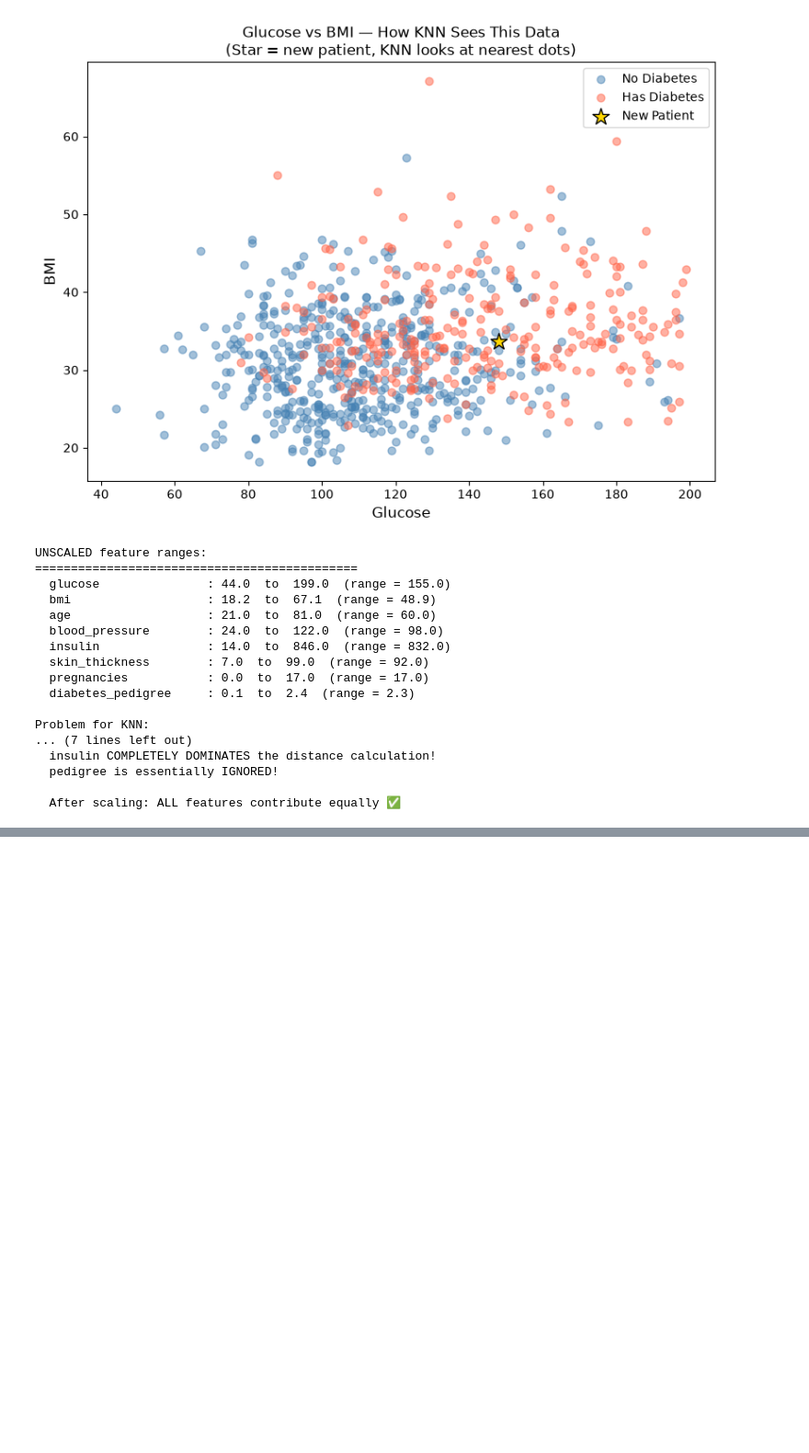
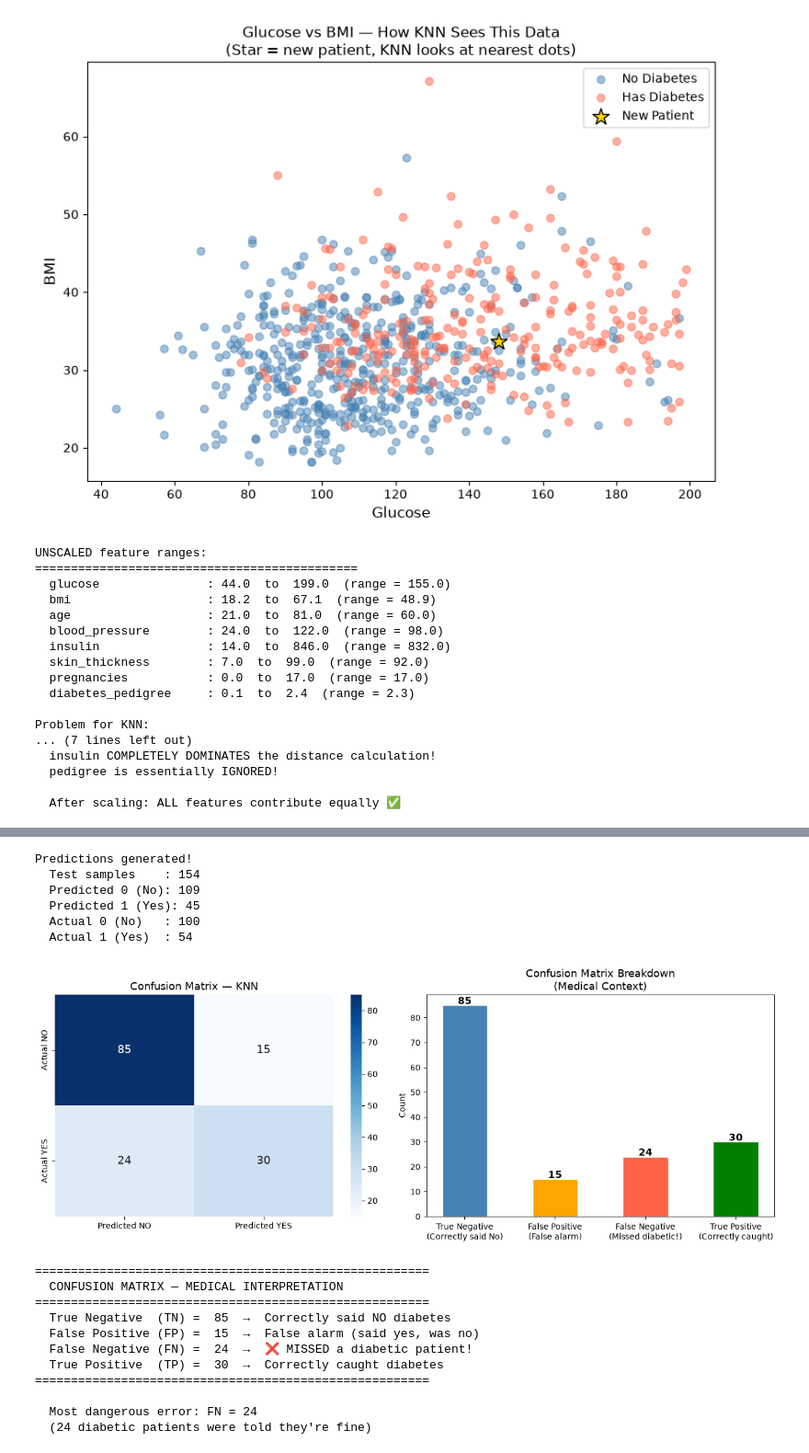
Before and after one commit to pa1nagar/supervise_ml, a Jupyter notebook: project_knn.ipynb, the cells around one changed output, grey strips where cells are left out. Shown at 92% size. Drawn from its saved outputs; the diff is of its cells as text; code cells hidden in the pictures; blank space fills up the shorter version.

```diff
--- a/project_knn.ipynb
+++ b/project_knn.ipynb
@@ -327,0 +677,76 @@ Problem for KNN:
+# %%
+
+y_pred = knn.predict(X_test_scaled)
+y_prob = knn.predict_proba(X_test_scaled)[:, 1]  # probability of diabetes
+
+print("Predictions generated!")
+print(f"  Test samples    : {len(y_test)}")
+print(f"  Predicted 0 (No): {(y_pred==0).sum()}")
+print(f"  Predicted 1 (Yes): {(y_pred==1).sum()}")
+print(f"  Actual 0 (No)   : {(y_test==0).sum()}")
+print(f"  Actual 1 (Yes)  : {(y_test==1).sum()}")
+# %% [output]
+Predictions generated!
+  Test samples    : 154
+  Predicted 0 (No): 109
+  Predicted 1 (Yes): 45
+  Actual 0 (No)   : 100
+  Actual 1 (Yes)  : 54
+# %%
+
+cm = confusion_matrix(y_test, y_pred)
+tn, fp, fn, tp = cm.ravel()
+
+fig, axes = plt.subplots(1, 2, figsize=(13, 5))
+
+# Heatmap
+sns.heatmap(cm, annot=True, fmt='d', cmap='Blues', ax=axes[0],
+            xticklabels=['Predicted NO', 'Predicted YES'],
+            yticklabels=['Actual NO',    'Actual YES'],
+            annot_kws={'size': 14})
+axes[0].set_title("Confusion Matrix — KNN", fontsize=13)
+
+# Breakdown with medical meaning
+categories = ['True Negative\n(Correctly said No)',
+              'False Positive\n(False alarm)',
+              'False Negative\n(Missed diabetic!)',
+              'True Positive\n(Correctly caught)']
+values     = [tn, fp, fn, tp]
+colors     = ['steelblue', 'orange', 'tomato', 'green']
+
+bars = axes[1].bar(categories, values, color=colors,
+                   edgecolor='white', width=0.5)
+axes[1].set_title("Confusion Matrix Breakdown\n(Medical Context)", fontsize=13)
+axes[1].set_ylabel("Count")
+for bar, val in zip(bars, values):
+    axes[1].text(bar.get_x() + bar.get_width()/2,
+                 bar.get_height() + 0.5,
+                 str(val), ha='center', fontsize=12, fontweight='bold')
+
+plt.tight_layout()
+plt.show()
+
+print("=" * 55)
+print("  CONFUSION MATRIX — MEDICAL INTERPRETATION")
+print("=" * 55)
+print(f"  True Negative  (TN) = {tn:>3}  →  Correctly said NO diabetes")
+print(f"  False Positive (FP) = {fp:>3}  →  False alarm (said yes, was no)")
+print(f"  False Negative (FN) = {fn:>3}  →  ❌ MISSED a diabetic patient!")
+print(f"  True Positive  (TP) = {tp:>3}  →  Correctly caught diabetes")
+print("=" * 55)
+print()
+print(f"  Most dangerous error: FN = {fn}")
+print(f"  ({fn} diabetic patients were told they're fine)")
+# %% [output]
+[figure, added]
+=======================================================
+  CONFUSION MATRIX — MEDICAL INTERPRETATION
+=======================================================
+  True Negative  (TN) =  85  →  Correctly said NO diabetes
+  False Positive (FP) =  15  →  False alarm (said yes, was no)
+  False Negative (FN) =  24  →  ❌ MISSED a diabetic patient!
+  True Positive  (TP) =  30  →  Correctly caught diabetes
+=======================================================
+
+  Most dangerous error: FN = 24
+  (24 diabetic patients were told they're fine)
```
Also changed, not shown: parts of 14 cells of this notebook.
